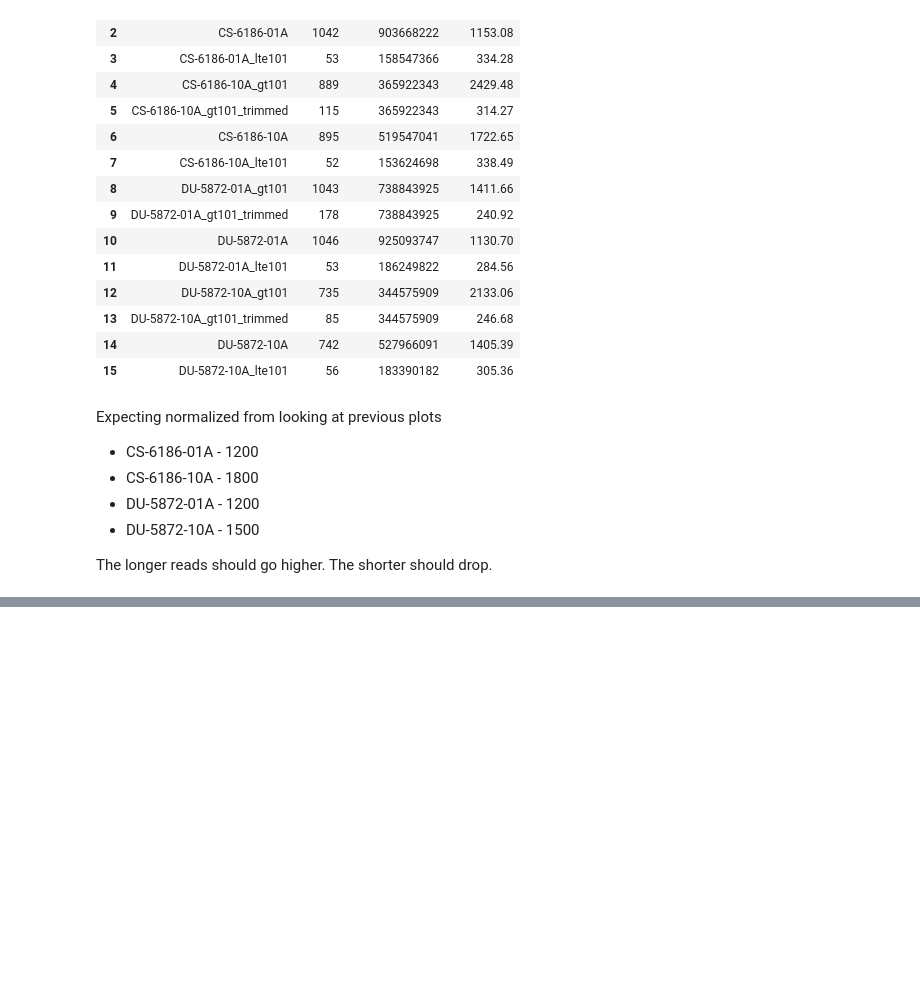
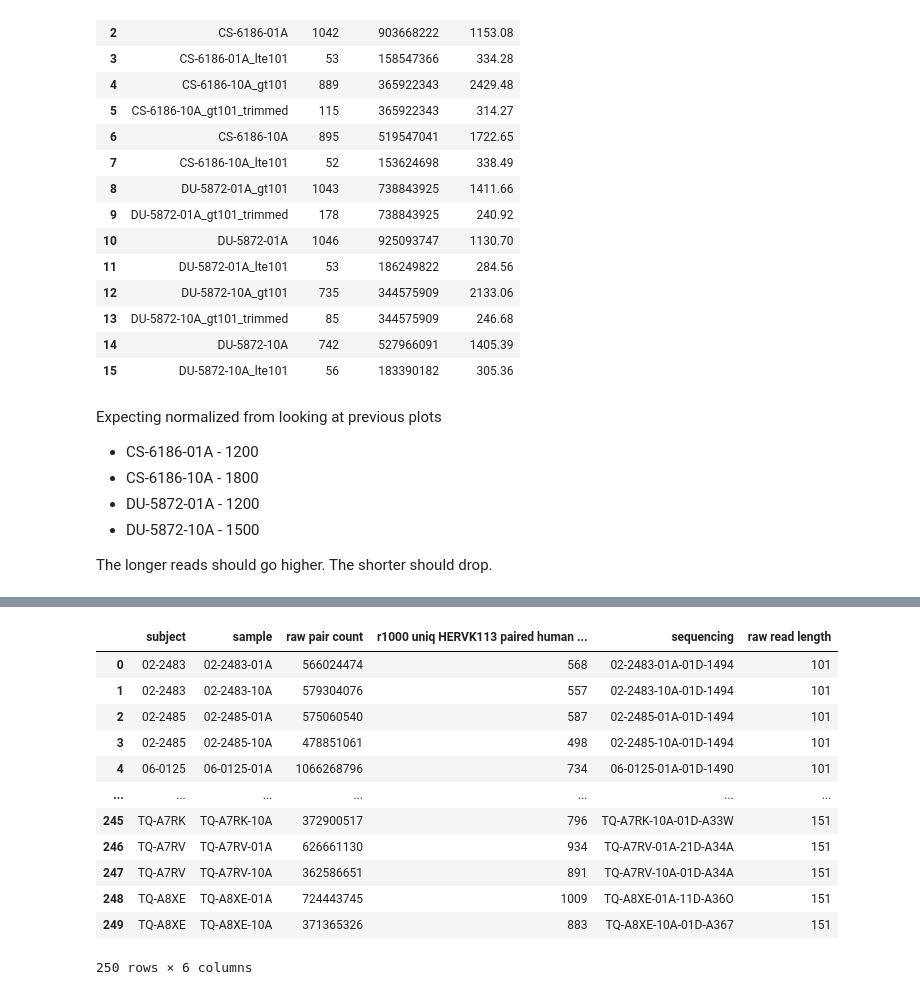
Before and after one commit to ucsffrancislab/genomics, a Jupyter notebook: data/20200603-TCGA-GBMLGG-WGS/20210615-hkle-chimera-length-test/Analysis HERVK113 1000.ipynb, the cells around one changed output, grey strips where cells are left out. Saved outputs shown, nothing was run; the diff lists cells and outputs as text; code cells hidden in the pictures; blank space fills up the shorter version.

```diff
--- a/data/20200603-TCGA-GBMLGG-WGS/20210615-hkle-chimera-length-test/Analysis HERVK113 1000.ipynb
+++ b/data/20200603-TCGA-GBMLGG-WGS/20210615-hkle-chimera-length-test/Analysis HERVK113 1000.ipynb
@@ -388,0 +392,2 @@ The longer reads should go higher. The shorter should drop.
+# %%
+cm['subject']=cm['sample'].astype(str).str[0:7]
@@ -388,0 +408,2 @@ The longer reads should go higher. The shorter should drop.
+# %%
+cm=cm[['subject','sample','raw pair count','r1000 uniq HERVK113 paired human Q20 aligned']]
@@ -388,0 +445,17 @@ The longer reads should go higher. The shorter should drop.
+# %%
+cm=cm.merge(c,on='sample')
+cm
+# %% [output]
+|  | subject | sample | raw pair count | r1000 uniq HERVK113 paired human ... | sequencing | raw read length |
+| 0 | 02-2483 | 02-2483-01A | 566024474 | 568 | 02-2483-01A-01D-1494 | 101 |
+| 1 | 02-2483 | 02-2483-10A | 579304076 | 557 | 02-2483-10A-01D-1494 | 101 |
+| 2 | 02-2485 | 02-2485-01A | 575060540 | 587 | 02-2485-01A-01D-1494 | 101 |
+| 3 | 02-2485 | 02-2485-10A | 478851061 | 498 | 02-2485-10A-01D-1494 | 101 |
+| 4 | 06-0125 | 06-0125-01A | 1066268796 | 734 | 06-0125-01A-01D-1490 | 101 |
+| ... | ... | ... | ... | ... | ... | ... |
+| 245 | TQ-A7RK | TQ-A7RK-10A | 372900517 | 796 | TQ-A7RK-10A-01D-A33W | 151 |
+| 246 | TQ-A7RV | TQ-A7RV-01A | 626661130 | 934 | TQ-A7RV-01A-21D-A34A | 151 |
+| 247 | TQ-A7RV | TQ-A7RV-10A | 362586651 | 891 | TQ-A7RV-10A-01D-A34A | 151 |
+| 248 | TQ-A8XE | TQ-A8XE-01A | 724443745 | 1009 | TQ-A8XE-01A-11D-A36O | 151 |
+| 249 | TQ-A8XE | TQ-A8XE-10A | 371365326 | 883 | TQ-A8XE-10A-01D-A367 | 151 |
+250 rows × 6 columns
```
Also changed, not shown: parts of 11 cells of this notebook, 1 other file.
